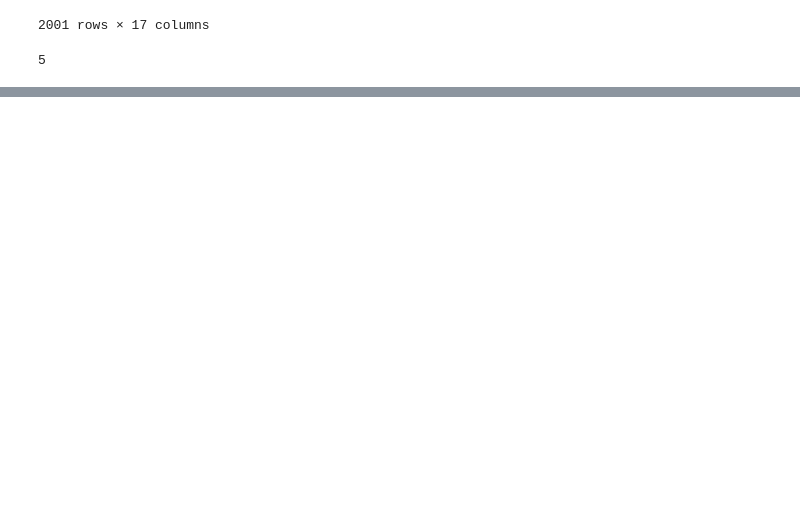
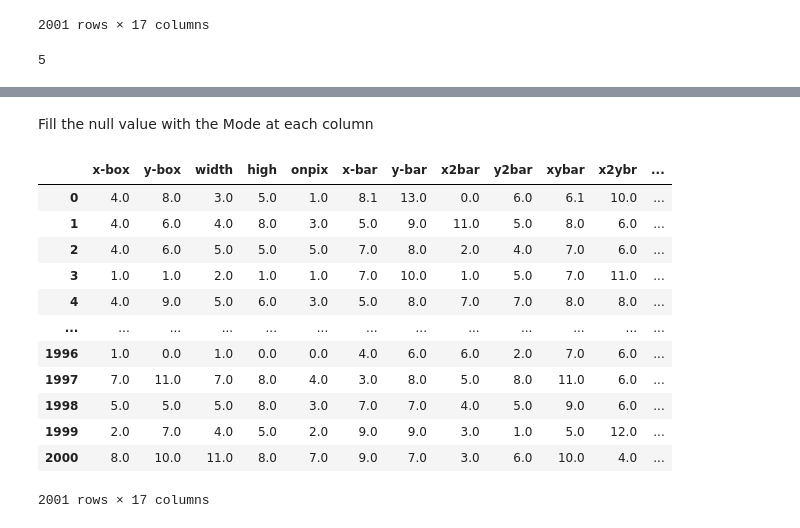
Before and after one commit to sofiamartellozzo/DQ_project, a Jupyter notebook: project.ipynb, the cells around one changed output, grey strips where cells are left out. Saved outputs shown, nothing was run; the diff lists cells and outputs as text; code cells hidden in the pictures; blank space fills up the shorter version.

```diff
--- a/project.ipynb
+++ b/project.ipynb
@@ -29,4 +29,4 @@ data.shape
 (2001, 17)
 # %%
 #show the schema of the data source
-data.columns
+columns = list(data.columns)
@@ -113,0 +133,2 @@ len(inj)
+# %%
+data1_t1 = inj[4].copy()
@@ -113,0 +169,6 @@ len(inj)
+# %%
+for i in range(len(columns)-1):
+
+    mode = data1_t1[columns[i]].mode()[0]
+
+    print(i, columns[i], 'mode: ', mode)
@@ -113,0 +192,21 @@ len(inj)
+# %% [markdown]
+Fill the null value with the Mode at each column
+# %%
+for i in range(len(columns)-1):
+    data1_t1[columns[i]] = data1_t1[columns[i]].fillna(data1_t1[columns[i]].mode()[0])
+
+data1
+# %% [output]
+|  | x-box | y-box | width | high | onpix | x-bar | y-bar | x2bar | y2bar | xybar | x2ybr | ... |
+| 0 | 4.0 | 8.0 | 3.0 | 5.0 | 1.0 | 8.1 | 13.0 | 0.0 | 6.0 | 6.1 | 10.0 | ... |
+| 1 | 4.0 | 6.0 | 4.0 | 8.0 | 3.0 | 5.0 | 9.0 | 11.0 | 5.0 | 8.0 | 6.0 | ... |
+| 2 | 4.0 | 6.0 | 5.0 | 5.0 | 5.0 | 7.0 | 8.0 | 2.0 | 4.0 | 7.0 | 6.0 | ... |
+| 3 | 1.0 | 1.0 | 2.0 | 1.0 | 1.0 | 7.0 | 10.0 | 1.0 | 5.0 | 7.0 | 11.0 | ... |
+| 4 | 4.0 | 9.0 | 5.0 | 6.0 | 3.0 | 5.0 | 8.0 | 7.0 | 7.0 | 8.0 | 8.0 | ... |
+| ... | ... | ... | ... | ... | ... | ... | ... | ... | ... | ... | ... | ... |
+| 1996 | 1.0 | 0.0 | 1.0 | 0.0 | 0.0 | 4.0 | 6.0 | 6.0 | 2.0 | 7.0 | 6.0 | ... |
+| 1997 | 7.0 | 11.0 | 7.0 | 8.0 | 4.0 | 3.0 | 8.0 | 5.0 | 8.0 | 11.0 | 6.0 | ... |
+| 1998 | 5.0 | 5.0 | 5.0 | 8.0 | 3.0 | 7.0 | 7.0 | 4.0 | 5.0 | 9.0 | 6.0 | ... |
+| 1999 | 2.0 | 7.0 | 4.0 | 5.0 | 2.0 | 9.0 | 9.0 | 3.0 | 1.0 | 5.0 | 12.0 | ... |
+| 2000 | 8.0 | 10.0 | 11.0 | 8.0 | 7.0 | 9.0 | 7.0 | 3.0 | 6.0 | 10.0 | 4.0 | ... |
+2001 rows × 17 columns
```
Also changed, not shown: parts of 17 cells of this notebook.
